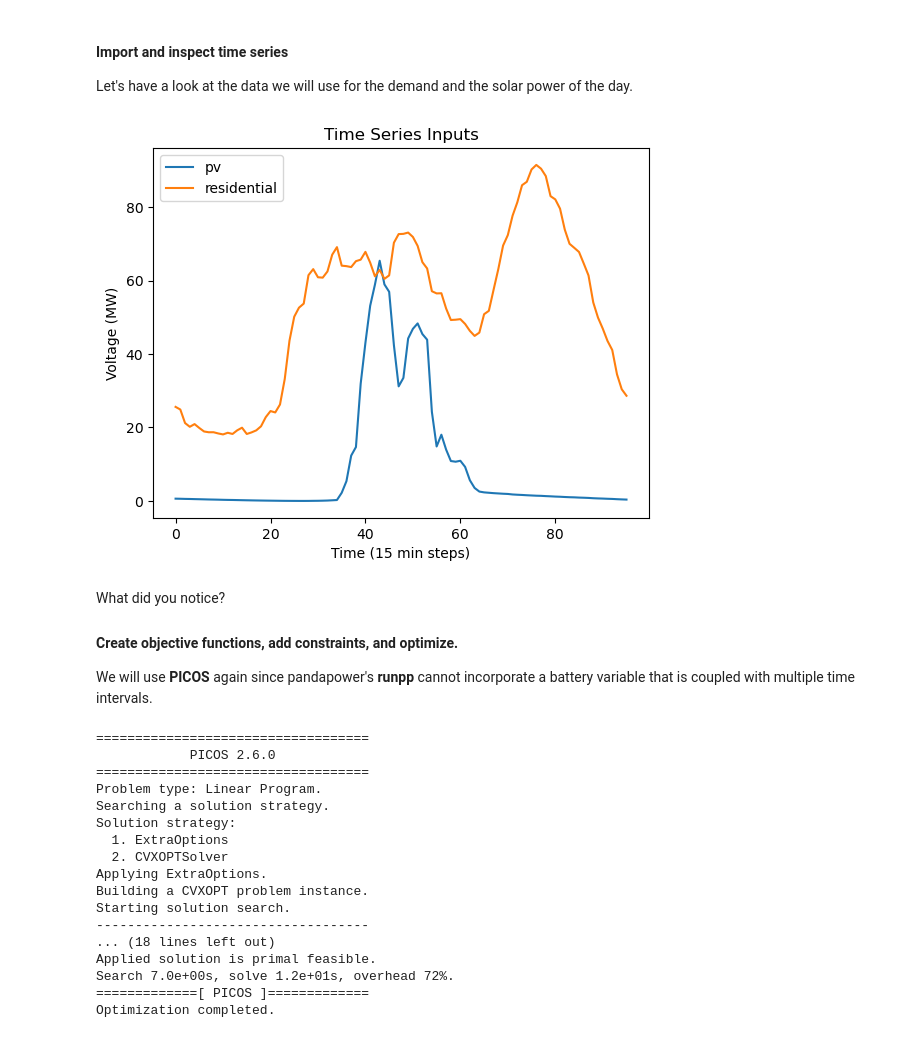
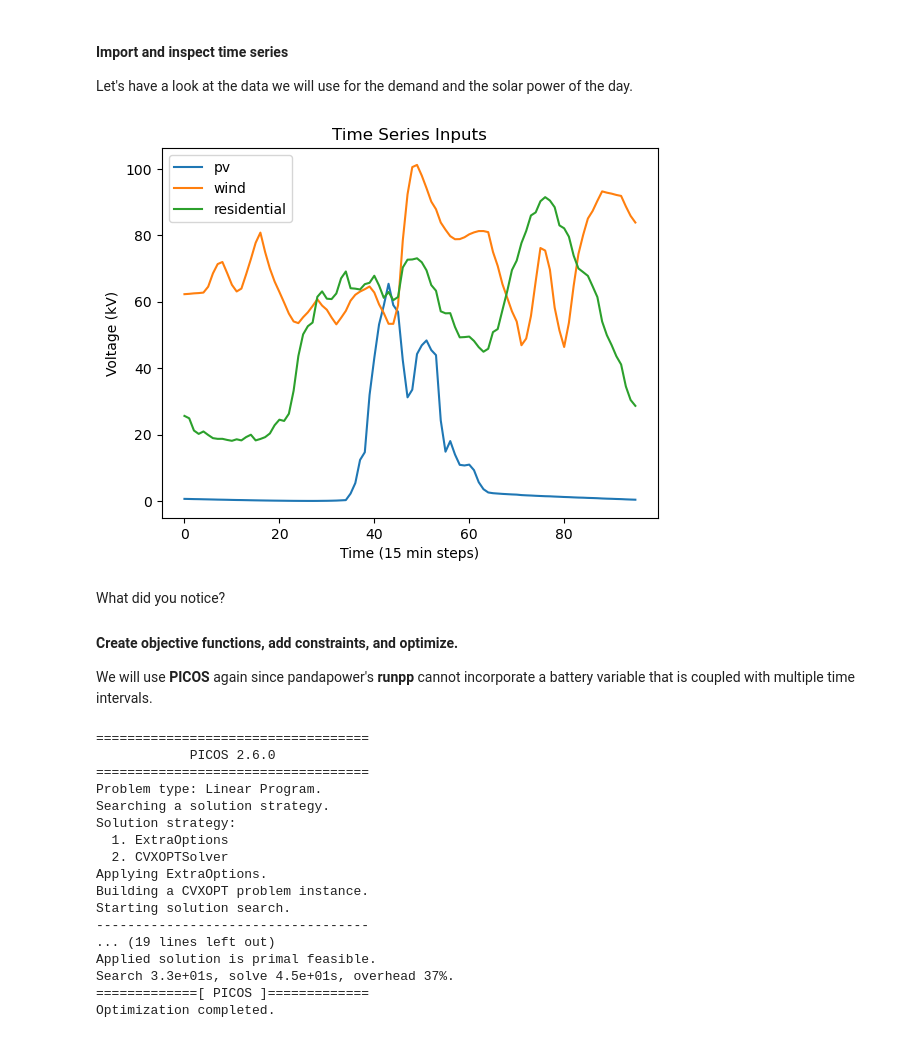
Before and after one commit to PSALOxford/intro_pandapower, a Jupyter notebook: intro-pandapower.ipynb, the cells around one changed output. Saved outputs shown, nothing was run; the diff lists cells and outputs as text; code cells hidden in the pictures.

```diff
--- a/intro-pandapower.ipynb
+++ b/intro-pandapower.ipynb
@@ -668,13 +669,13 @@ No or insufficient geodata available --> Creating artificial coordinates. This m
 Let's have a look at the data we will use for the demand and the solar power of the day.
 # %%
 df = pd.read_json("data/time_series_15min.json")
-df.loc[:, ['pv','residential']].plot()
+df.loc[:, ['pv','wind','residential']].plot()
 plt.title("Time Series Inputs")
 plt.xlabel("Time (15 min steps)")
-plt.ylabel("Voltage (MW)")
+plt.ylabel("Voltage (kV)")
 plt.show()
 # %% [output]
-[figure, old version]
+[figure, new version]
 # %% [markdown]
 What did you notice?
 
@@ -701,11 +702,31 @@ storage_bus = net4.storage.bus.at[storage_idx]
 gen_costs = list(net4.poly_cost.cp1_eur_per_mw.values)
 
 # Variables
+var_shapes = {
+    "Pg": len(gen_buses),
+    "Pch": 1,
+    "Pdis": 1,
+    "E": 1,
+    "Theta": len(net4.bus),
+    "pv_curtail": 1,
+    "wind_curtail": 1
+}
+
+# Initialize variables
+vars = {name: [] for name in var_shapes}
+
+# Create variables
+for t in range(T):
+    for name, size in var_shapes.items():
+        vars[name].append(pic.RealVariable(f"{name}_{t}", size))
+
 Pg = [pic.RealVariable(f"Pg_{t}", len(gen_buses)) for t in range(T)] #Conrollable generators' power
 Pch = [pic.RealVariable(f"Pch_{t}", 1) for t in range(T)] #Battery charging powers
 Pdis = [pic.RealVariable(f"Pdis_{t}", 1) for t in range(T)] #Battery discharging powers
 E = [pic.RealVariable(f"E_{t}", 1) for t in range(T)] #Battery state of charge
 Theta = [pic.RealVariable(f"Theta_{t}", len(net4.bus)) for t in range(T)] #Voltage angles
+pv_curtail = [pic.RealVariable(f"pv_curtail_{t}", 1) for t in range(T)] #additional variable to control solar output
+wind_curtail = [pic.RealVariable(f"wind_curtail_{t}", 1) for t in range(T)]  #additional variable to control wind output
 
 # Battery Parameters
 eta_ch = 0.95 #charging efficiency
@@ -720,8 +741,8 @@ prob = pic.Problem()
 
 # Objective function components
 gen_cost_vector = pic.Constant("gen_cost_vector", np.array(gen_costs)) #we need to convert the cost list to a PICOs vector for matrix multiplication
-gen_cost_term = pic.sum([gen_cost_vector | Pg[t] for t in range(T)]) #| in PICOS is the same as @, matrix multiplication
-storage_deg_cost = pic.sum([c_deg * (Pch[t][0] + Pdis[t][0]) for t in range(T)])
+gen_cost_term = pic.sum([gen_cost_vector | vars["Pg"][t] for t in range(T)]) #| in PICOS is the same as @, matrix multiplication
+storage_deg_cost = pic.sum([c_deg * (vars["Pch"][t][0] + vars["Pdis"][t][0]) for t in range(T)])
 
 # Objective function
 prob.set_objective("min", gen_cost_term + storage_deg_cost)
@@ -731,11 +752,12 @@ for t in range(T):
     # Power balance constraint
     load = df['residential'].values[t]
     pv_gen = df['pv'].values[t]
-    injections = pic.sum(Pg[t])  + pv_gen + Pdis[t] - Pch[t]
+    wind_gen = df['wind'].values[t]
+    injections = pic.sum(vars["Pg"][t])  + (pv_gen - vars["pv_curtail"][t]) + (wind_gen - vars["wind_curtail"][t]) + vars["Pdis"][t] - vars["Pch"][t]
     prob.add_constraint(injections == load)
 
     #Line flow constraints
-    flow_limit = 100 * base_MV / base_kV  # Set line limit appropriately
+    flow_limit = 100 * base_MVA / base_kV  # Set line limit appropriately
 
     for line_idx in net4.line.index:
         # Get from and to buses for the line
@@ -743,30 +765,36 @@ for t in range(T):
         to_bus = net4.line.at[line_idx, "to_bus"]
 
         # Line flow is 1/x_ij * (theta_from - theta_to)
-        line_flow = 1/(x_ohm*length_km) * (Theta[t][from_bus] - Theta[t][to_bus])
+        line_flow = 1/(x_ohm*length_km) * (vars["Theta"][t][from_bus] - vars["Theta"][t][to_bus])
 
         # Add line flow constraints
         prob.add_constraint(line_flow >= -flow_limit)
         prob.add_constraint(line_flow <= flow_limit)
 
     # Generator limits
-    prob.add_constraint(0 <= Pg[t])
-    prob.add_constraint(Pg[t] <= 110)
+    prob.add_constraint(0 <= vars["Pg"][t])
+    prob.add_constraint(vars["Pg"][t] <= 110)
+    prob.add_constraint(0 <= (pv_gen - vars["pv_curtail"][t]))
+    prob.add_constraint(0 <= (wind_gen - vars["wind_curtail"][t]))
 
     # Storage charge/discharge limits
-    prob.add_constraint(0 <= Pch[t])
-    prob.add_constraint(Pch[t] <= Pch_max)
-    prob.add_constraint(0 <= Pdis[t])
-    prob.add_constraint(Pdis[t] <= Pdis_max)
+    prob.add_constraint(0 <= vars["Pch"][t])
+    prob.add_constraint(vars["Pch"][t] <= Pch_max)
+    prob.add_constraint(0 <= vars["Pdis"][t])
+    prob.add_constraint(vars["Pdis"][t] <= Pdis_max)
 
-# Storage energy dynamics
-for t in range(T):
+    #Wind and solar curtailment cannot be negative
+    prob.add_constraint(0 <= vars["pv_curtail"][t])
+    prob.add_constraint(0 <= vars["wind_curtail"][t])
+
+    # Storage energy dynamics
     if t == 0:
-        prob.add_constraint(E[t] == 0 + eta_ch * Pch[t] * 0.25 - (1/eta_dis) * Pdis[t] * 0.25)
+        prob.add_constraint(vars["E"][t] == 0)
+        continue
     else:
-        prob.add_constraint(E[t] == E[t-1] + eta_ch * Pch[t] * 0.25 - (1/eta_dis) * Pdis[t] * 0.25)
-    prob.add_constraint(0 <= E[t])
-    prob.add_constraint(E[t] <= max_e_mwh)
+        prob.add_constraint(vars["E"][t] == vars["E"][t-1] + eta_ch * vars["Pch"][t] * 0.25 - (1/eta_dis) * vars["Pdis"][t] * 0.25)
+    prob.add_constraint(0 <= vars["E"][t])
+    prob.add_constraint(vars["E"][t] <= max_e_mwh)
 
 # Solve
 prob.solve(verbosity=True)
@@ -785,9 +813,9 @@ Applying ExtraOptions.
 Building a CVXOPT problem instance.
 Starting solution search.
 -----------------------------------
-... (18 lines left out)
+... (19 lines left out)
 Applied solution is primal feasible.
-Search 7.0e+00s, solve 1.2e+01s, overhead 72%.
+Search 3.3e+01s, solve 4.5e+01s, overhead 37%.
 =============[ PICOS ]=============
 Optimization completed.
 # %%
```
Also changed, not shown: parts of 12 cells of this notebook.
